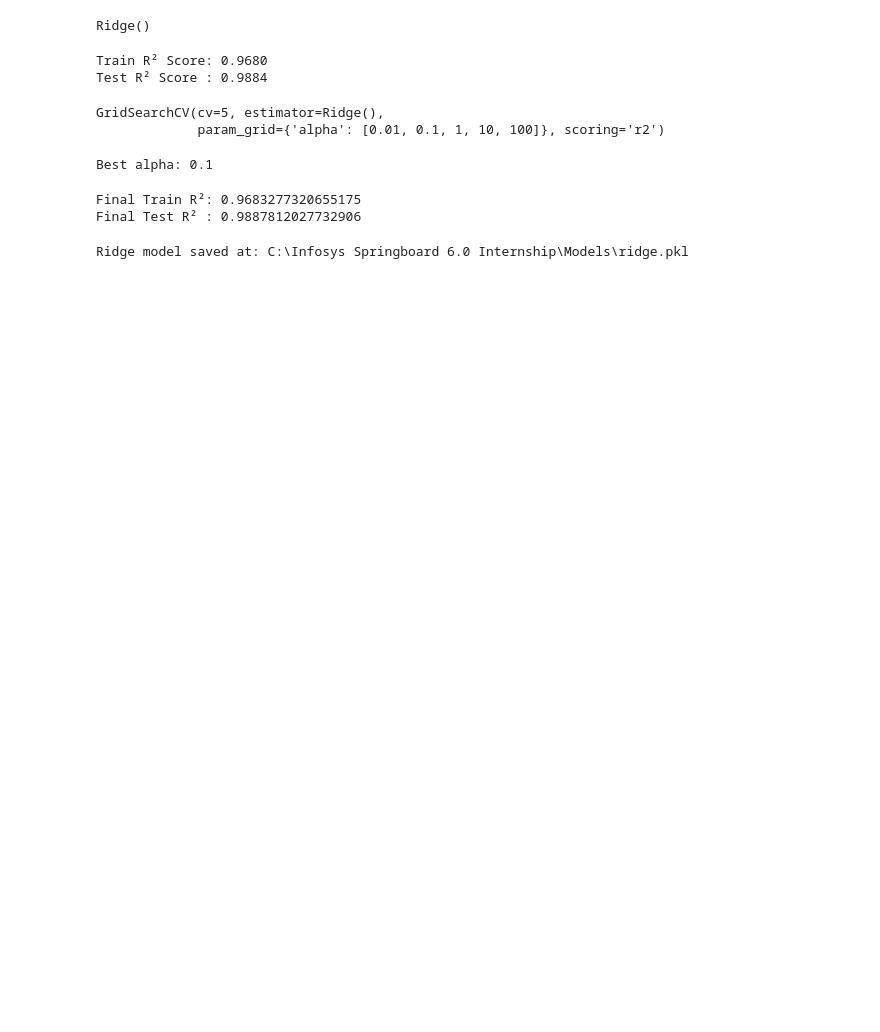
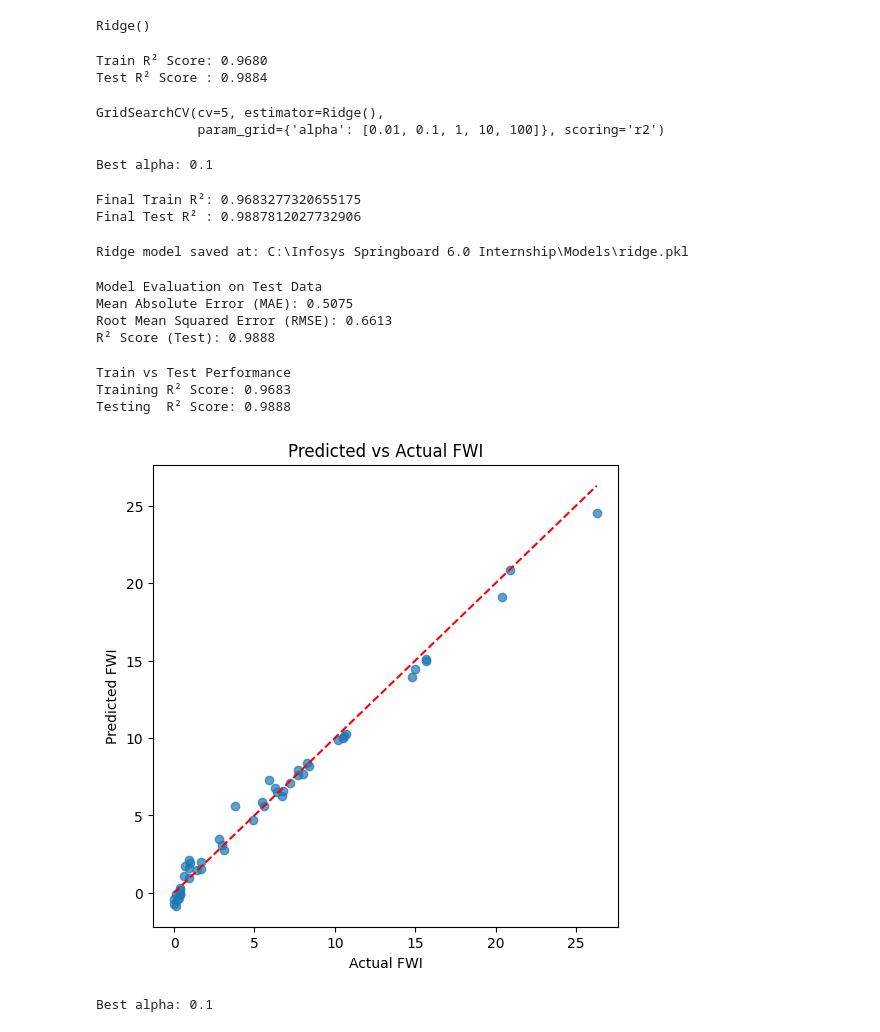
Before and after one commit to Aspire-Infolabs/FWI_Prediction_Batch8, a Jupyter notebook: FWI Dataset.ipynb, the cells around one changed output. Cells and saved outputs as stored; diff of their text form; code cells hidden in the pictures; blank space fills up the shorter version.

```diff
--- a/FWI Dataset.ipynb
+++ b/FWI Dataset.ipynb
@@ -393,0 +401,49 @@ Ridge model saved at: C:\Infosys Springboard 6.0 Internship\Models\ridge.pkl
+# %%
+y_test_pred = best_ridge.predict(X_test_scaled)
+# %%
+mae = mean_absolute_error(y_test, y_test_pred)
+rmse = np.sqrt(mean_squared_error(y_test, y_test_pred))
+r2_test = r2_score(y_test, y_test_pred)
+
+print("Model Evaluation on Test Data")
+print(f"Mean Absolute Error (MAE): {mae:.4f}")
+print(f"Root Mean Squared Error (RMSE): {rmse:.4f}")
+print(f"R² Score (Test): {r2_test:.4f}")
+# %% [output]
+Model Evaluation on Test Data
+Mean Absolute Error (MAE): 0.5075
+Root Mean Squared Error (RMSE): 0.6613
+R² Score (Test): 0.9888
+# %%
+train_r2 = best_ridge.score(X_train_scaled, y_train)
+
+print("\nTrain vs Test Performance")
+print(f"Training R² Score: {train_r2:.4f}")
+print(f"Testing  R² Score: {r2_test:.4f}")
+# %% [output]
+Train vs Test Performance
+Training R² Score: 0.9683
+Testing  R² Score: 0.9888
+# %%
+plt.figure(figsize=(6,6))
+plt.scatter(y_test, y_test_pred, alpha=0.7)
+plt.plot(
+    [y_test.min(), y_test.max()],
+    [y_test.min(), y_test.max()],
+    color='red',
+    linestyle='--'
+)
+plt.xlabel("Actual FWI")
+plt.ylabel("Predicted FWI")
+plt.title("Predicted vs Actual FWI")
+plt.show()
+# %% [output]
+[figure, added]
+# %%
+grid = GridSearchCV(Ridge(), {'alpha':[0.01,0.1,1,10,100]}, cv=5, scoring='r2')
+grid.fit(X_train_scaled, y_train)
+
+print("Best alpha:", grid.best_params_['alpha'])
+best_ridge = grid.best_estimator_
+# %% [output]
+Best alpha: 0.1
```
Also changed, not shown: parts of 2 cells of this notebook.
